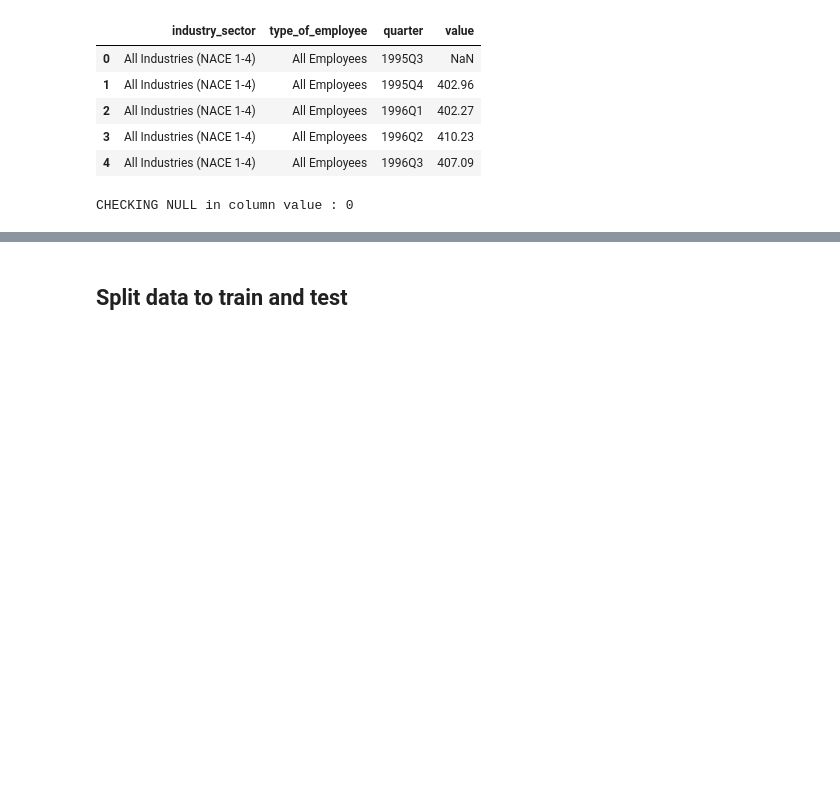
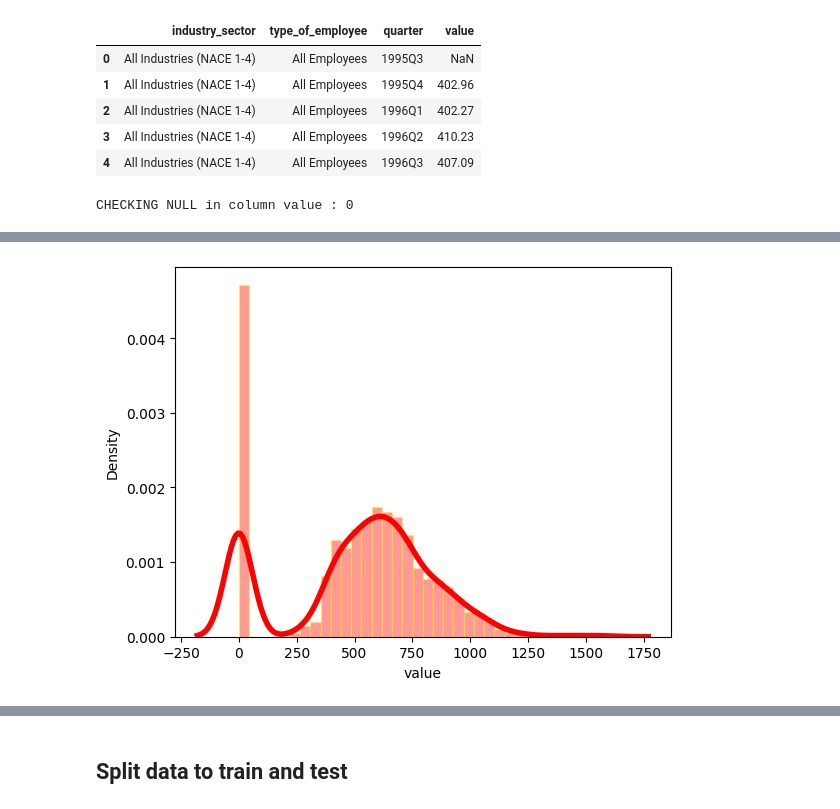
Before and after one commit to FernandoDataAnalitycs/ca_project, a Jupyter notebook: assignments.ipynb, the cells around one changed output, grey strips where cells are left out. Drawn from its saved outputs; the diff is of its cells as text; code cells hidden in the pictures; blank space fills up the shorter version.

```diff
--- a/assignments.ipynb
+++ b/assignments.ipynb
@@ -90,0 +131,4 @@ df_awe.head()
+# %%
+draw_histogram(df_awe['value'],'red','yellow')
+# %% [output]
+[figure, added]
```
Also changed, not shown: parts of 26 cells of this notebook, 2 other files.
